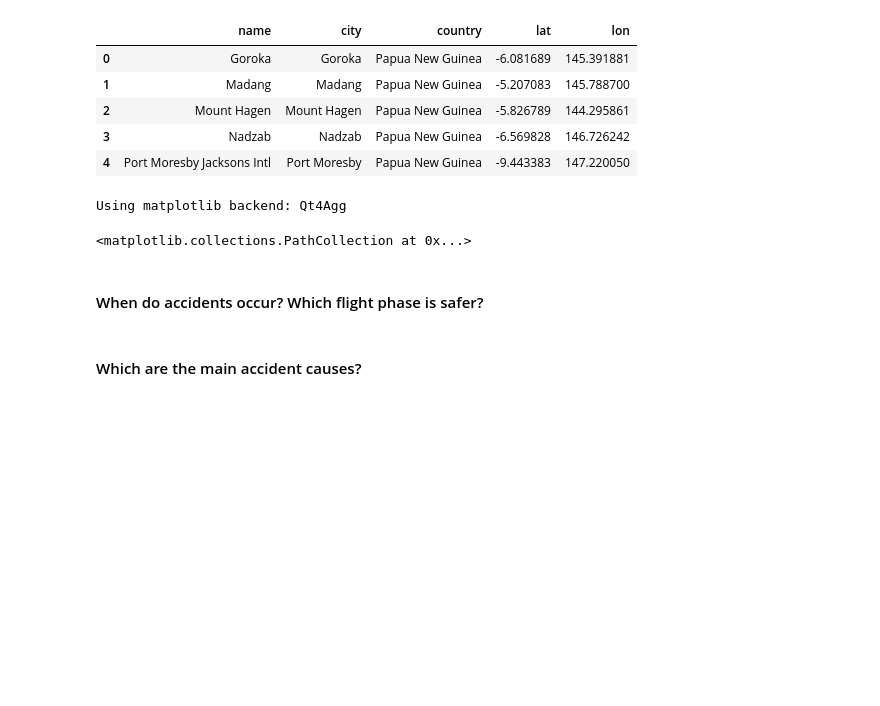
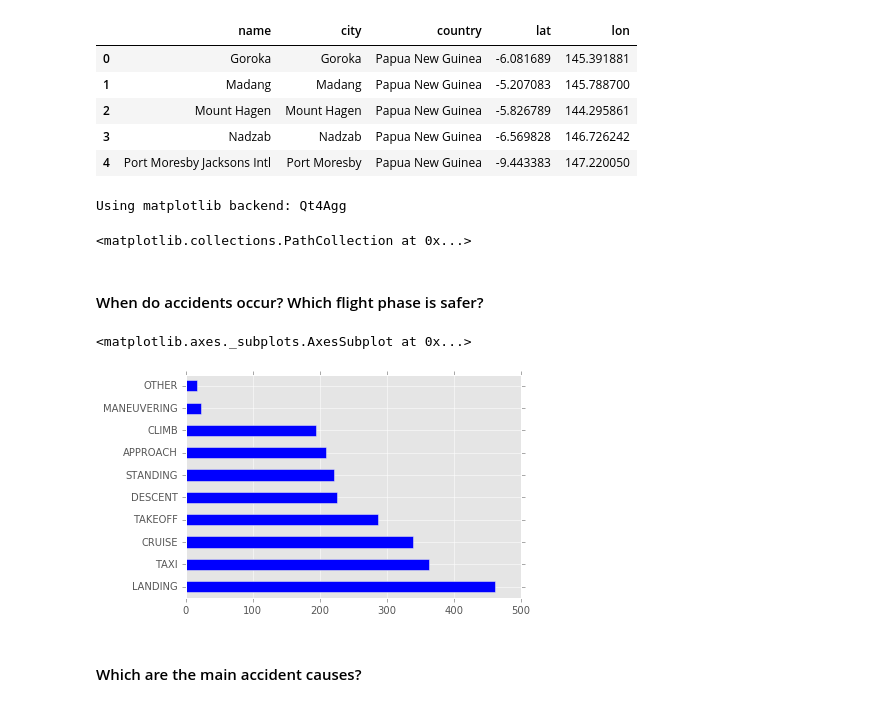
Before and after one commit to AeroPython/remove-before-flight, a Jupyter notebook: talk.ipynb, the cells around one changed output. Cells and saved outputs as stored; diff of their text form; code cells hidden in the pictures; blank space fills up the shorter version.

Commit message:
phases of flight and occurrences added

```diff
--- a/talk.ipynb
+++ b/talk.ipynb
@@ -386,0 +409,2 @@ Using matplotlib backend: Qt4Agg
+# %%
+far_121 = aircraft.where(aircraft['far_part']=='121')              # we make a DataFrame with the FAR type accidents we need
@@ -387,2 +443,30 @@ Using matplotlib backend: Qt4Agg
+# %%
+a = occurrences['ev_id'].isin(far_121['ev_id'])
+a_1 = events['ev_id'].isin(far_121['ev_id'])
+# %%
+occurrences_1 = occurrences[a]
+events_1 = events[a_1]
+# %%
+occurrences_series = occurrences_1['Phase_of_Flight'].value_counts()
+occurrences_series = occurrences_series[0:10]
+
+phases_dict = {500:'STANDING',
+             510:'TAKEOFF',
+             520:'TAXI',
+             530:'CLIMB',
+             540:'CRUISE',
+             550:'DESCENT',
+             560:'APPROACH',
+             570:'LANDING',
+             580:'MANEUVERING',
+             590:'HOVER',
+             600:'OTHER'}
+
+occurrences_series = occurrences_series.rename_axis(phases_dict)
+# %%
+occurrences_series.plot.barh(stacked=True)
+# %% [output]
+<matplotlib.axes._subplots.AxesSubplot at 0x...>
+[figure, added]
 # %% [markdown]
 #### Which are the main accident causes?
```
Also changed, not shown: parts of 8 cells of this notebook.
